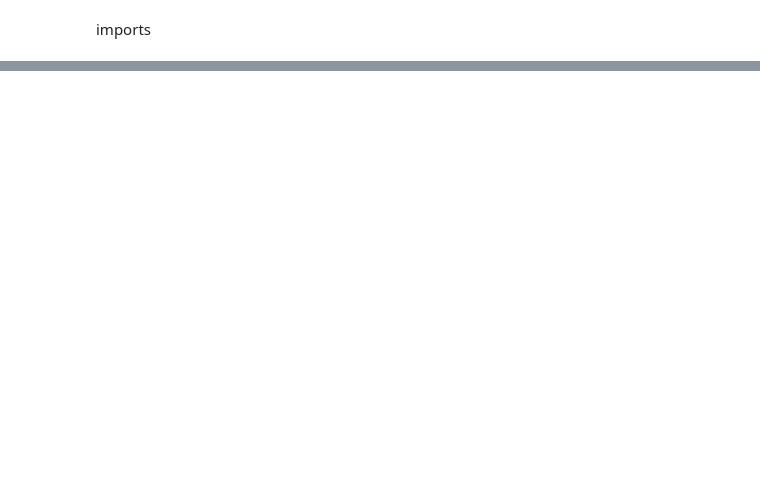
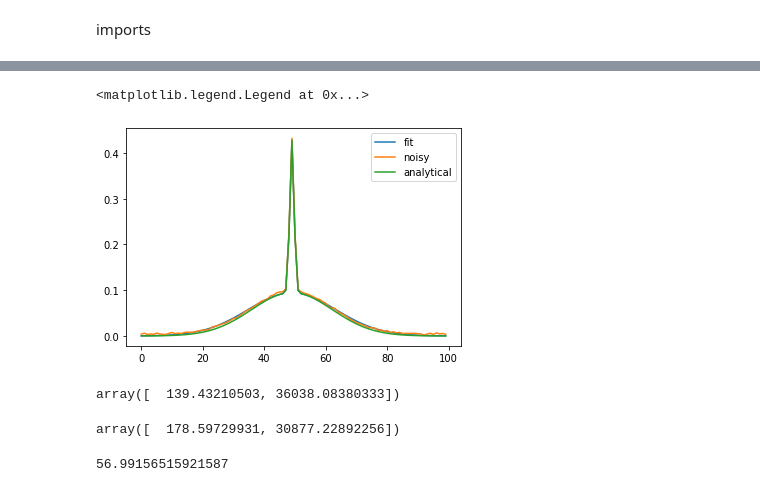
Before and after one commit to alec-gironda/Bose-Einstein-Condensate-NN, a Jupyter notebook: gaussian_fit.ipynb, the cells around one changed output, grey strips where cells are left out. Drawn from its saved outputs; the diff is of its cells as text; code cells hidden in the pictures; blank space fills up the shorter version.

```diff
--- a/gaussian_fit.ipynb
+++ b/gaussian_fit.ipynb
@@ -603,0 +246,29 @@ ng_fit_N_rmse
+# %%
+noisy_analytical_solns = []
+for t,n in noisy_labs:
+    noisy_analytical_solns.append(analytical_eq((x,y),0,0,n,t))
+noisy_analytical_solns = np.array(noisy_analytical_solns)
+# %%
+length = 100
+noisy_analytical_solns = np.reshape(noisy_analytical_solns,(test_im_count,length,length))
+# %%
+#fit gaussian vs noisy gaussian
+
+row = 50
+
+check = data_fitted.reshape(100,100)
+plt.plot(np.arange(len(check[0])),check[row],label = "fit")
+plt.plot(np.arange(len(check[0])),normalized_noisy_ims[check_indx,row],label = "noisy")
+plt.plot(np.arange(len(check[0])),noisy_analytical_solns[check_indx,row],label = "analytical")
+plt.legend()
+# %% [output]
+<matplotlib.legend.Legend at 0x...>
+[figure, added]
+# %%
+noisy_labs[check_indx]
+# %% [output]
+array([  139.43210503, 36038.08380333])
+# %%
+noisy_preds[check_indx]
+# %% [output]
+array([  178.59729931, 30877.22892256])
@@ -603,0 +277,4 @@ ng_fit_N_rmse
+# %%
+noisy_fit_T_rmse
+# %% [output]
+56.99156515921587
```
Also changed, not shown: parts of 115 cells of this notebook.
